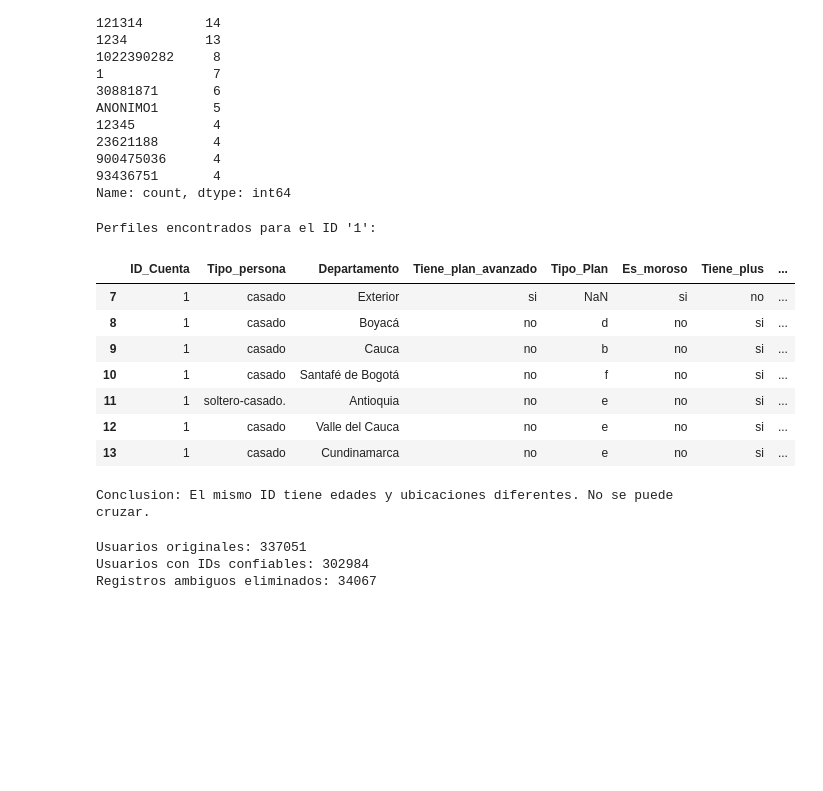
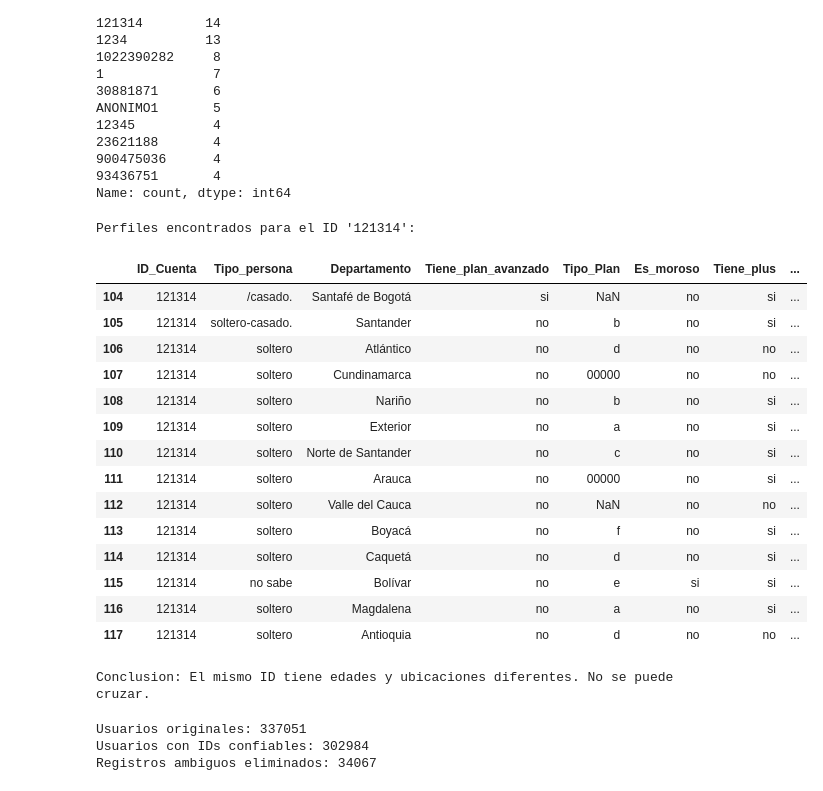
Before and after one commit to Pipe1017/emtelco_prueba, a Jupyter notebook: notebooks/01_Data_Preparation.ipynb, the cells around one changed output. Cells and saved outputs as stored; diff of their text form; code cells hidden in the pictures; blank space fills up the shorter version.

```diff
--- a/notebooks/01_Data_Preparation.ipynb
+++ b/notebooks/01_Data_Preparation.ipynb
@@ -80,28 +80,35 @@ ANONIMO1       5
 Name: count, dtype: int64
 # %%
 # Tomemos el caso mas critico (el ID '1' o '1234') para ver sus diferencias
-id_ejemplo = '1'  # O usa '1234' si prefieres
+id_ejemplo = '121314'  # O usa '1234' si prefieres
 
 print(f"Perfiles encontrados para el ID '{id_ejemplo}':")
 
 # Seleccionamos columnas clave para ver que son personas distintas
 cols_clave = ['ID_Cuenta', 'Departamento', 'Edad', 'Estado_Civil', 'Tipo_Plan']
 # Ajusta 'Estado_Civil' si la columna se llama diferente en tu df real
 
 subset_problematico = df_usuarios_raw[df_usuarios_raw['ID_Cuenta'] == id_ejemplo]
 display(subset_problematico)
 
 print("Conclusion: El mismo ID tiene edades y ubicaciones diferentes. No se puede cruzar.")
 # %% [output]
-Perfiles encontrados para el ID '1':
+Perfiles encontrados para el ID '121314':
 |  | ID_Cuenta | Tipo_persona | Departamento | Tiene_plan_avanzado | Tipo_Plan | Es_moroso | Tiene_plus | ... |
-| 7 | 1 | casado | Exterior | si | NaN | si | no | ... |
-| 8 | 1 | casado | Boyacá | no | d | no | si | ... |
-| 9 | 1 | casado | Cauca | no | b | no | si | ... |
-| 10 | 1 | casado | Santafé de Bogotá | no | f | no | si | ... |
-| 11 | 1 | soltero-casado. | Antioquia | no | e | no | si | ... |
-| 12 | 1 | casado | Valle del Cauca | no | e | no | si | ... |
-| 13 | 1 | casado | Cundinamarca | no | e | no | si | ... |
+| 104 | 121314 | /casado. | Santafé de Bogotá | si | NaN | no | si | ... |
+| 105 | 121314 | soltero-casado. | Santander | no | b | no | si | ... |
+| 106 | 121314 | soltero | Atlántico | no | d | no | no | ... |
+| 107 | 121314 | soltero | Cundinamarca | no | 00000 | no | no | ... |
+| 108 | 121314 | soltero | Nariño | no | b | no | si | ... |
+| 109 | 121314 | soltero | Exterior | no | a | no | si | ... |
+| 110 | 121314 | soltero | Norte de Santander | no | c | no | si | ... |
+| 111 | 121314 | soltero | Arauca | no | 00000 | no | si | ... |
+| 112 | 121314 | soltero | Valle del Cauca | no | NaN | no | no | ... |
+| 113 | 121314 | soltero | Boyacá | no | f | no | si | ... |
+| 114 | 121314 | soltero | Caquetá | no | d | no | si | ... |
+| 115 | 121314 | no sabe | Bolívar | no | e | si | si | ... |
+| 116 | 121314 | soltero | Magdalena | no | a | no | si | ... |
+| 117 | 121314 | soltero | Antioquia | no | d | no | no | ... |
 Conclusion: El mismo ID tiene edades y ubicaciones diferentes. No se puede cruzar.
 # %%
 # Paso 1: Identificar IDs que son unicos de verdad
```
Also changed, not shown: parts of 7 cells of this notebook, 1 other file.
